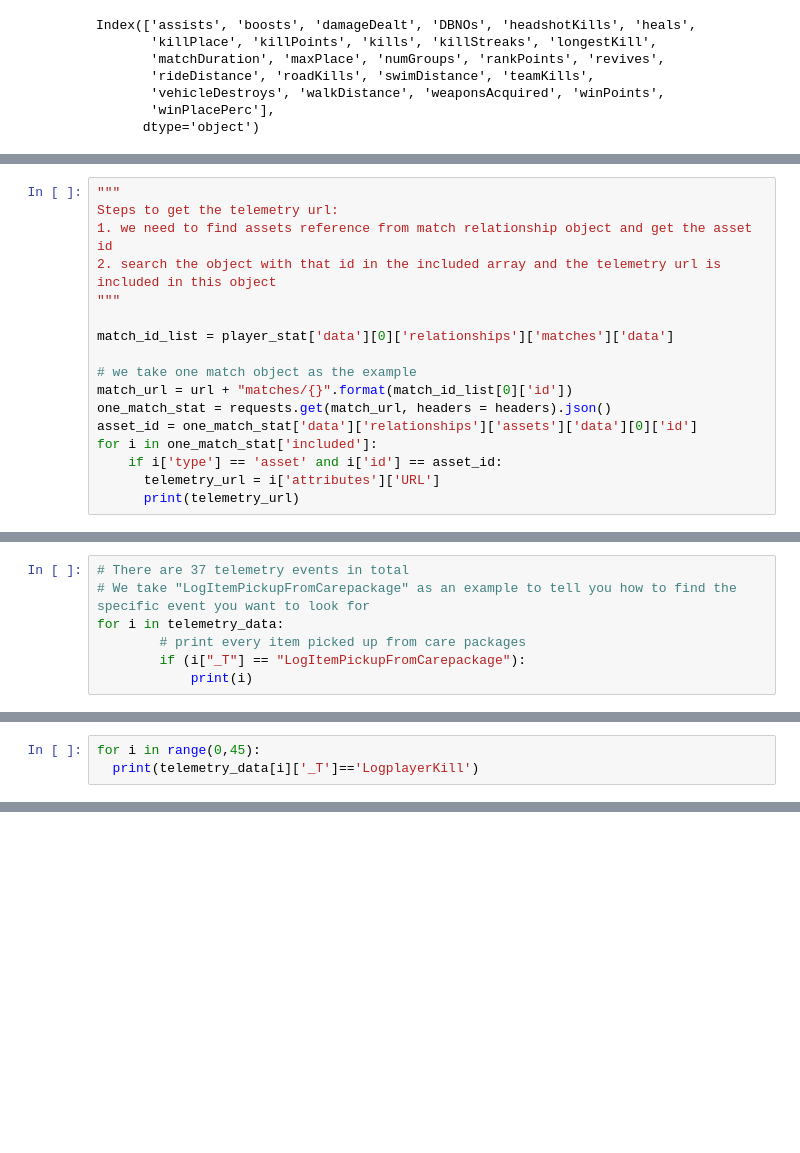
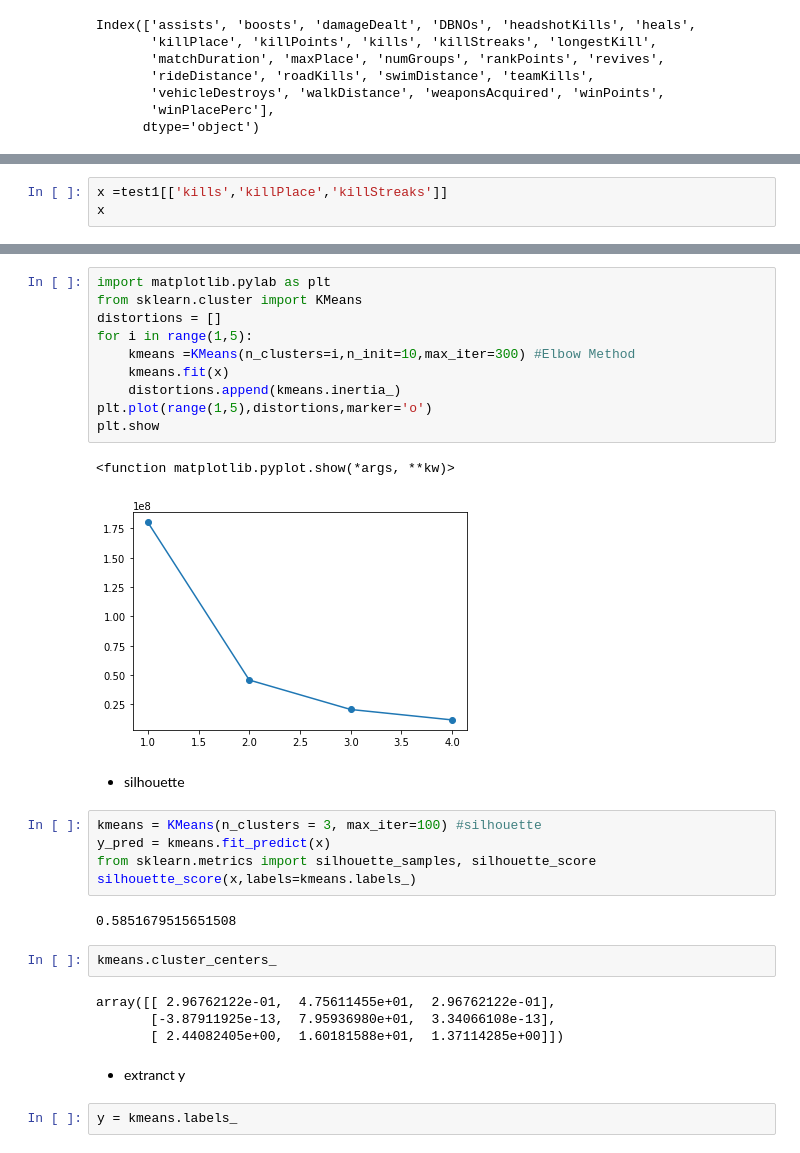
Before and after one commit to JunO-93/Pubg, a Jupyter notebook: juno/Pubg.ipynb, the cells around one changed output, grey strips where cells are left out. Saved outputs shown, nothing was run; the diff lists cells and outputs as text; blank space fills up the shorter version.

```diff
--- a/juno/Pubg.ipynb
+++ b/juno/Pubg.ipynb
@@ -303,17 +235,0 @@ print(json.dumps(player_stat, sort_keys=False, indent=4))
-# %%
-"""
-Steps to get the telemetry url:
-1. we need to find assets reference from match relationship object and get the asset id
-2. search the object with that id in the included array and the telemetry url is included in this object
-"""
-
-match_id_list = player_stat['data'][0]['relationships']['matches']['data']
-
-# we take one match object as the example
-match_url = url + "matches/{}".format(match_id_list[0]['id'])
-one_match_stat = requests.get(match_url, headers = headers).json()
-asset_id = one_match_stat['data']['relationships']['assets']['data'][0]['id']
-for i in one_match_stat['included']:
-    if i['type'] == 'asset' and i['id'] == asset_id:
-      telemetry_url = i['attributes']['URL']
-      print(telemetry_url)
@@ -351,7 +235,0 @@ telemetry_data = requests.get(telemetry_url, headers = headers_).json()
-# %%
-# There are 37 telemetry events in total
-# We take "LogItemPickupFromCarepackage" as an example to tell you how to find the specific event you want to look for
-for i in telemetry_data:
-		# print every item picked up from care packages
-		if (i["_T"] == "LogItemPickupFromCarepackage"):
-			print(i)
@@ -360,3 +235,0 @@ telemetry_data
-# %%
-for i in range(0,45):
-  print(telemetry_data[i]['_T']=='LogplayerKill')
@@ -362,0 +243,3 @@ for i in range(0,45):
+# %%
+x =test1[['kills','killPlace','killStreaks']]
+x
@@ -362,0 +260,32 @@ for i in range(0,45):
+# %%
+import matplotlib.pylab as plt
+from sklearn.cluster import KMeans
+distortions = []
+for i in range(1,5):
+    kmeans =KMeans(n_clusters=i,n_init=10,max_iter=300) #Elbow Method
+    kmeans.fit(x)
+    distortions.append(kmeans.inertia_)
+plt.plot(range(1,5),distortions,marker='o')
+plt.show
+# %% [output]
+<function matplotlib.pyplot.show(*args, **kw)>
+[figure, added]
+# %% [markdown]
+- silhouette
+# %%
+kmeans = KMeans(n_clusters = 3, max_iter=100) #silhouette
+y_pred = kmeans.fit_predict(x)
+from sklearn.metrics import silhouette_samples, silhouette_score
+silhouette_score(x,labels=kmeans.labels_)
+# %% [output]
+0.5851679515651508
+# %%
+kmeans.cluster_centers_
+# %% [output]
+array([[ 2.96762122e-01,  4.75611455e+01,  2.96762122e-01],
+       [-3.87911925e-13,  7.95936980e+01,  3.34066108e-13],
+       [ 2.44082405e+00,  1.60181588e+01,  1.37114285e+00]])
+# %% [markdown]
+- extranct y
+# %%
+y = kmeans.labels_
```
Also changed, not shown: parts of 63 cells of this notebook.
